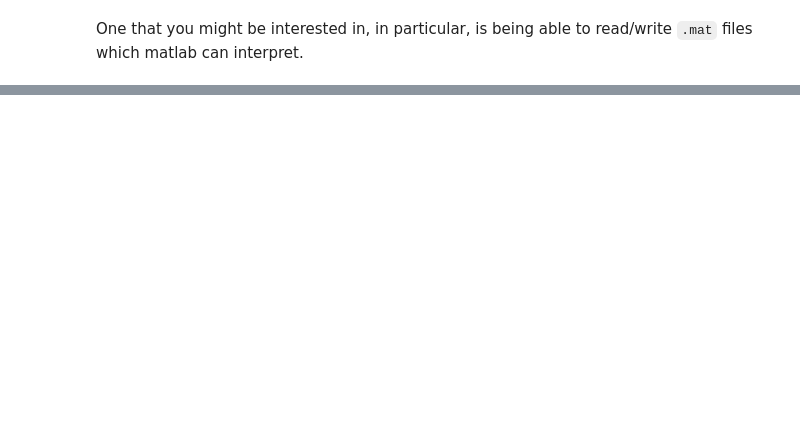
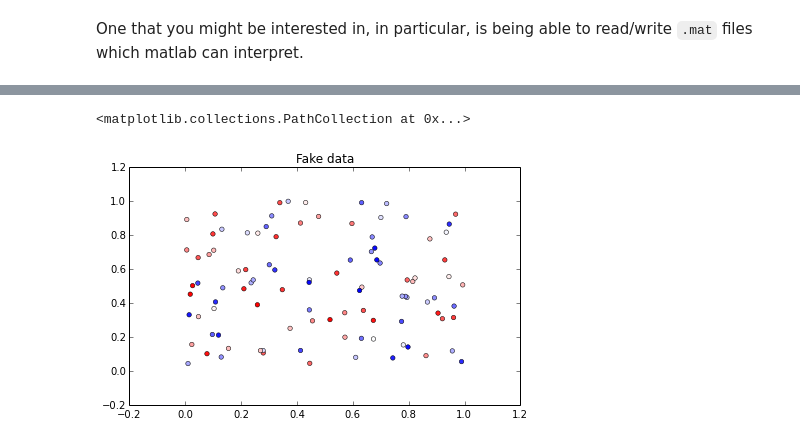
Before and after one commit to dongjwOU/boot-camps, a Jupyter notebook: python/scientific-computing.ipynb, the cells around one changed output, grey strips where cells are left out. Cells and saved outputs as stored; diff of their text form; code cells hidden in the pictures; blank space fills up the shorter version.

```diff
--- a/python/scientific-computing.ipynb
+++ b/python/scientific-computing.ipynb
@@ -172,0 +245,6 @@ sio.savemat?
+# %%
+plt.title("Fake data")
+plt.scatter( x, y, c=awesomeness)
+# %% [output]
+<matplotlib.collections.PathCollection at 0x...>
+[figure, added]
```
Also changed, not shown: parts of 26 cells of this notebook.
